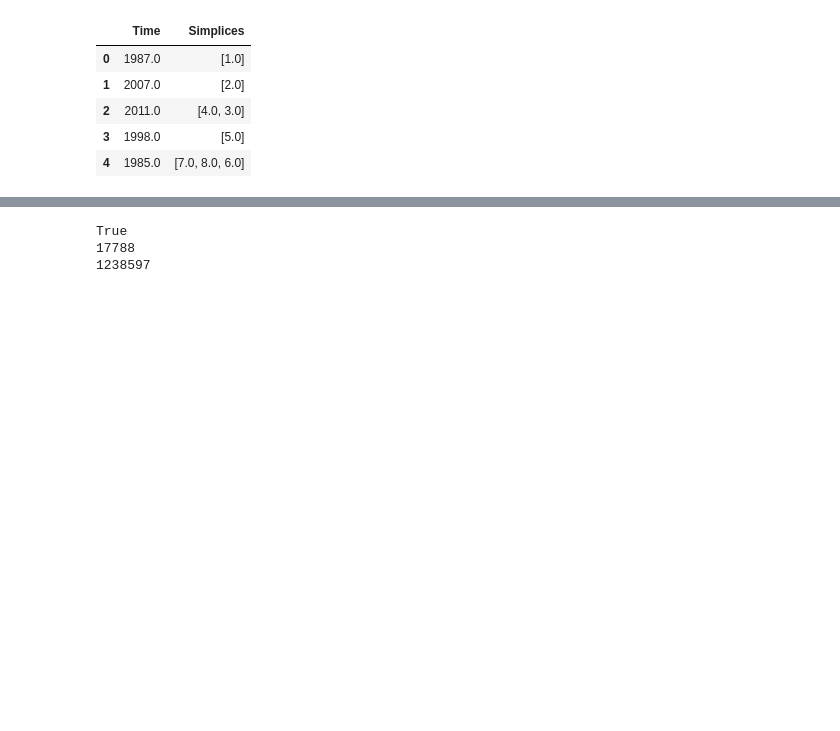
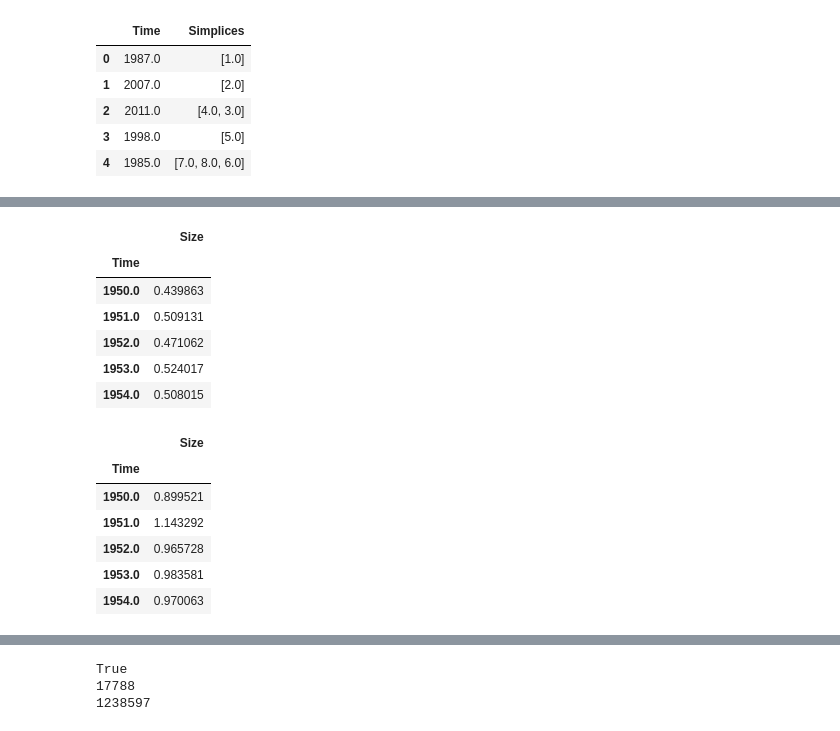
Before and after one commit to juanfernandezgracia/complexity_72h, a Jupyter notebook: Dataset Analysis/Preliminary_analysis copy.ipynb, the cells around one changed output, grey strips where cells are left out. Drawn from its saved outputs; the diff is of its cells as text; code cells hidden in the pictures; blank space fills up the shorter version.

```diff
--- a/Dataset Analysis/Preliminary_analysis copy.ipynb
+++ b/Dataset Analysis/Preliminary_analysis copy.ipynb
@@ -174,0 +175,20 @@ df_pruned_inv
+# %%
+df_mean=df_pruned_inv_.groupby(['Time']).mean()
+df_std=df_pruned_inv_.groupby(['Time']).std()
+display(df_mean.head())
+df_std.head()
+# %% [output]
+|  | Size |
+| Time |  |
+| 1950.0 | 0.439863 |
+| 1951.0 | 0.509131 |
+| 1952.0 | 0.471062 |
+| 1953.0 | 0.524017 |
+| 1954.0 | 0.508015 |
+|  | Size |
+| Time |  |
+| 1950.0 | 0.899521 |
+| 1951.0 | 1.143292 |
+| 1952.0 | 0.965728 |
+| 1953.0 | 0.983581 |
+| 1954.0 | 0.970063 |
```
Also changed, not shown: parts of 5 cells of this notebook, 2 other files.
